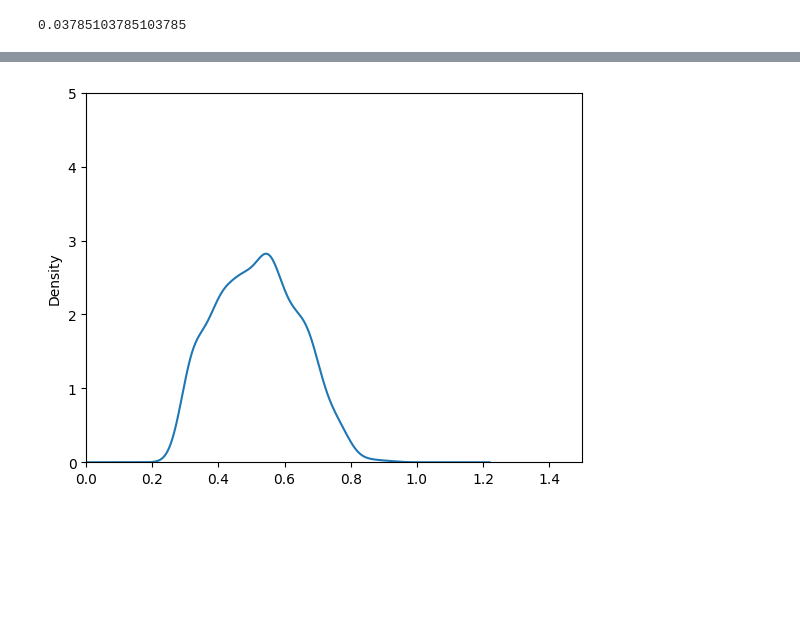
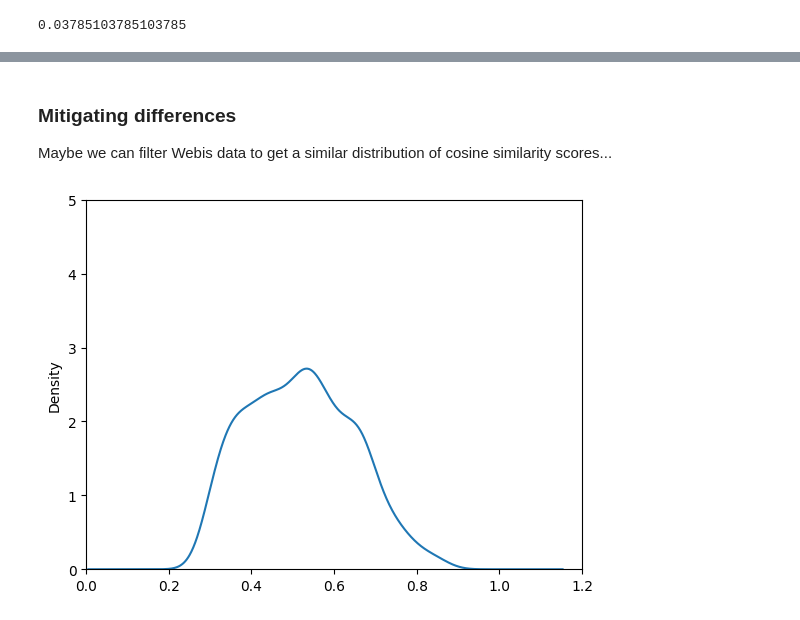
Before and after one commit to Hevia/LLMEval, a Jupyter notebook: EDA.ipynb, the cells around one changed output, grey strips where cells are left out. Cells and saved outputs as stored; diff of their text form; code cells hidden in the pictures; blank space fills up the shorter version.

```diff
--- a/EDA.ipynb
+++ b/EDA.ipynb
@@ -13,8 +13,8 @@ import matplotlib.pyplot as plt
 # %%
 # Download the parquet data from Huggingface
 samsum = load_dataset("Samsung/samsum", revision="refs/convert/parquet", data_files={"test": "samsum/test/0000.parquet"})["test"]
-webis = load_dataset("webis/tldr-17", revision="refs/convert/parquet", data_files={"default": "default/partial-train/0000.parquet"})["default"]
+webis = load_dataset("webis/tldr-17", revision="refs/convert/parquet", data_files={"default": "default/partial-train/000*.parquet"})["default"]
 # %%
 # Take a random 10% of Webis
-webis_sel = webis.shuffle(seed=42).train_test_split(test_size=0.1)
+webis_sel = webis.shuffle(seed=42).train_test_split(test_size=0.01)
 webis_test = webis_sel['test']
@@ -70,13 +107,17 @@ plt.show()
+# %% [markdown]
+### Mitigating differences
+
+Maybe we can filter Webis data to get a similar distribution of cosine similarity scores...
 # %%
 # Take a sample of Webis of similar volume to SAM-Sum
 q = w_test.loc[w_test.cos_sim > s_test.cos_sim.min()].sample(n=819, random_state=42)
 # %%
 q.cos_sim.plot(kind="kde")
-plt.xlim(0, 1.5)
+plt.xlim(0, 1.2)
 plt.ylim(0, 5)
 plt.show()
 # %% [output]
-[figure, old version]
+[figure, new version]
 # %%
 # aux columns for token counting
 s_test["utt_num"] = s_test.dialogue.str.split("\n").apply(len)
```
Also changed, not shown: parts of 22 cells of this notebook.
